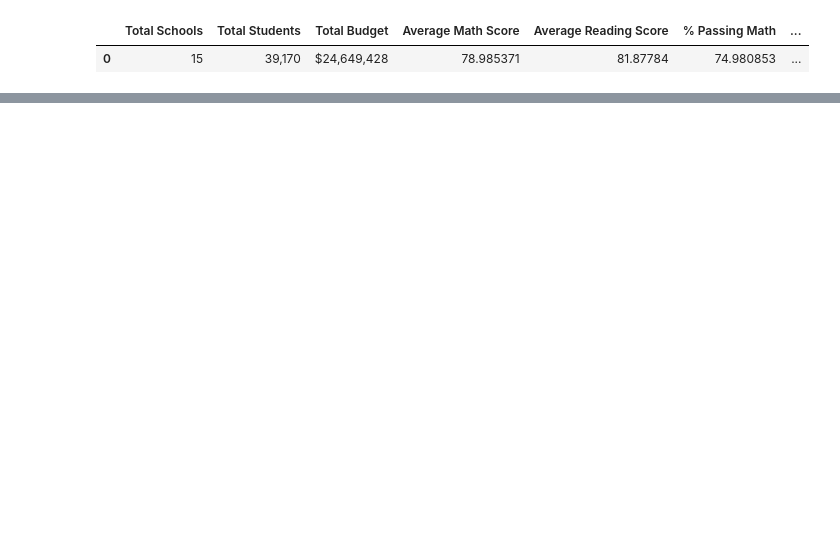
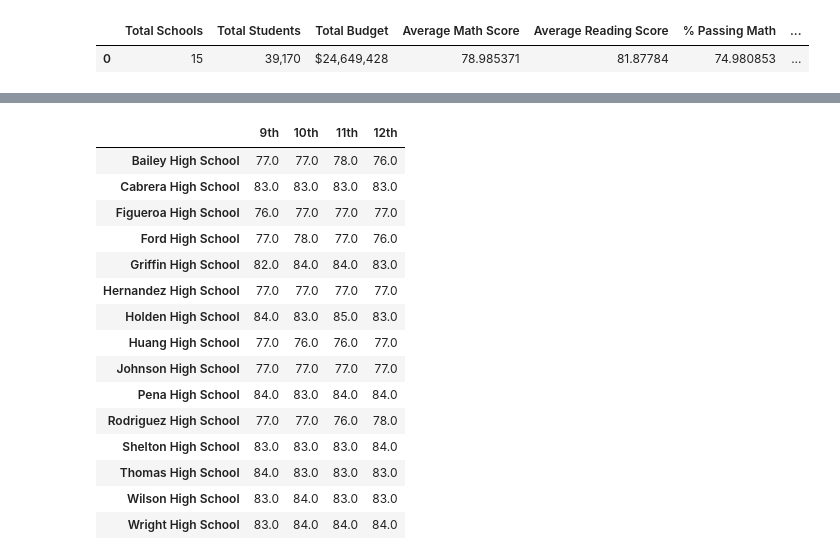
Before and after one commit to natalieddavies/pandas-challenge, a Jupyter notebook: PyCitySchools/PyCitySchools.ipynb, the cells around one changed output, grey strips where cells are left out. Saved outputs shown, nothing was run; the diff lists cells and outputs as text; code cells hidden in the pictures; blank space fills up the shorter version.

```diff
--- a/PyCitySchools/PyCitySchools.ipynb
+++ b/PyCitySchools/PyCitySchools.ipynb
@@ -136,0 +141,2 @@ dtype: float64
+# %%
+overall_getting_there = studentspassedboth.count()
@@ -137,19 +162,22 @@ dtype: float64
+# %%
+passingcount = overall_getting_there.loc[:,'Student ID']
+# %%
+overall_passing_rm = passingcount/total_students_per_school
 # %%
 # DATA FRAME TO HOLD RESULTS
 # Creating a summary DataFrame using above values
-schools = ({"School Type": school_type,
+schools = pd.DataFrame({"School Type": school_type,
     "Total Students": total_students_per_school,
     "Total School Budget": school_budget,
     "Per Student Budget": budget_per_student,
     "Average Math Score": average_math_school,
     "Average Reading Score": average_reading_school,
-    '% Passing Math': passing_math_school,
-    '% Passing Reading': percentage_passing_reading_schools,
-    "Overall Passing": overall_passing_rate_schoolwise
+    "% Passing Math" : round(percent_math_sch),
+    "% Passing Reading": round(percent_reading_sch),
+    "Overall Passing" : round(overall_passing_rm * 100)
 })
 
-school_summary = pd.DataFrame(schools)
-school_summary
+schools
 # %% [output]
 |  | School Type | Total Students | Total School Budget | Per Student Budget | Average Math Score | ... |
 | Bailey High School | District | 4976 | 3124928.0 | 628.0 | 77.05 | ... |
@@ -197,0 +222,42 @@ school_summary
+# %%
+# ------------------------------- MATH SCORES BY GRADE ---------------------------------------------------------------------------------------------------------
+school_summary = pd.DataFrame(schools)
+school_summary
+# CREATE A TABLE LISTING MATH READING SCORE FOR STUDENTS GRADE 9,10,11,12 AT EACH SCHOOL
+# Calculate the average math score for students of 9th grade at each school
+school_avg_math_9th = school_data_complete[school_data_complete['grade']=='9th'].groupby('school_name')['math_score'].mean()
+# Calculate the average math score for students of 10th grade at each school
+school_avg_math_10th = school_data_complete[school_data_complete['grade']=='10th'].groupby('school_name')['math_score'].mean()
+# Calculate the average math score for students of 11th grade at each school
+school_avg_math_11th = school_data_complete[school_data_complete['grade']=='11th'].groupby('school_name')['math_score'].mean()
+# Calculate the average math score for students of 12th grade at each school
+school_avg_math_12th = school_data_complete[school_data_complete['grade']=='12th'].groupby('school_name')['math_score'].mean()
+
+# Create a dataframe to hold the above results
+grade_math_score={
+    '9th': round(school_avg_math_9th),
+    '10th': round(school_avg_math_10th),
+    '11th': round(school_avg_math_11th),
+    '12th': round(school_avg_math_12th),
+    }
+
+math_score_by_grade = pd.DataFrame(grade_math_score)
+math_score_by_grade.index.name = None
+math_score_by_grade.head(20)
+# %% [output]
+|  | 9th | 10th | 11th | 12th |
+| Bailey High School | 77.0 | 77.0 | 78.0 | 76.0 |
+| Cabrera High School | 83.0 | 83.0 | 83.0 | 83.0 |
+| Figueroa High School | 76.0 | 77.0 | 77.0 | 77.0 |
+| Ford High School | 77.0 | 78.0 | 77.0 | 76.0 |
+| Griffin High School | 82.0 | 84.0 | 84.0 | 83.0 |
+| Hernandez High School | 77.0 | 77.0 | 77.0 | 77.0 |
+| Holden High School | 84.0 | 83.0 | 85.0 | 83.0 |
+| Huang High School | 77.0 | 76.0 | 76.0 | 77.0 |
+| Johnson High School | 77.0 | 77.0 | 77.0 | 77.0 |
+| Pena High School | 84.0 | 83.0 | 84.0 | 84.0 |
+| Rodriguez High School | 77.0 | 77.0 | 76.0 | 78.0 |
+| Shelton High School | 83.0 | 83.0 | 83.0 | 84.0 |
+| Thomas High School | 84.0 | 83.0 | 83.0 | 83.0 |
+| Wilson High School | 83.0 | 84.0 | 83.0 | 83.0 |
+| Wright High School | 83.0 | 84.0 | 84.0 | 84.0 |
```
Also changed, not shown: parts of 16 cells of this notebook, 1 other file.
